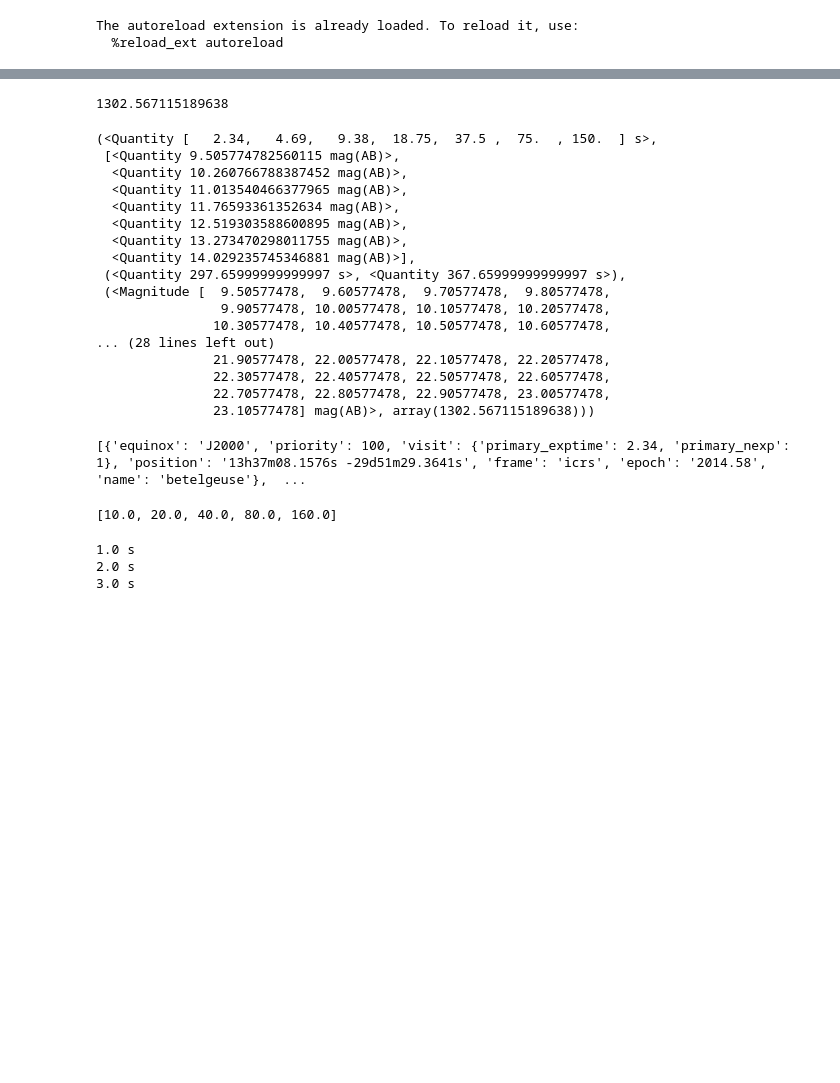
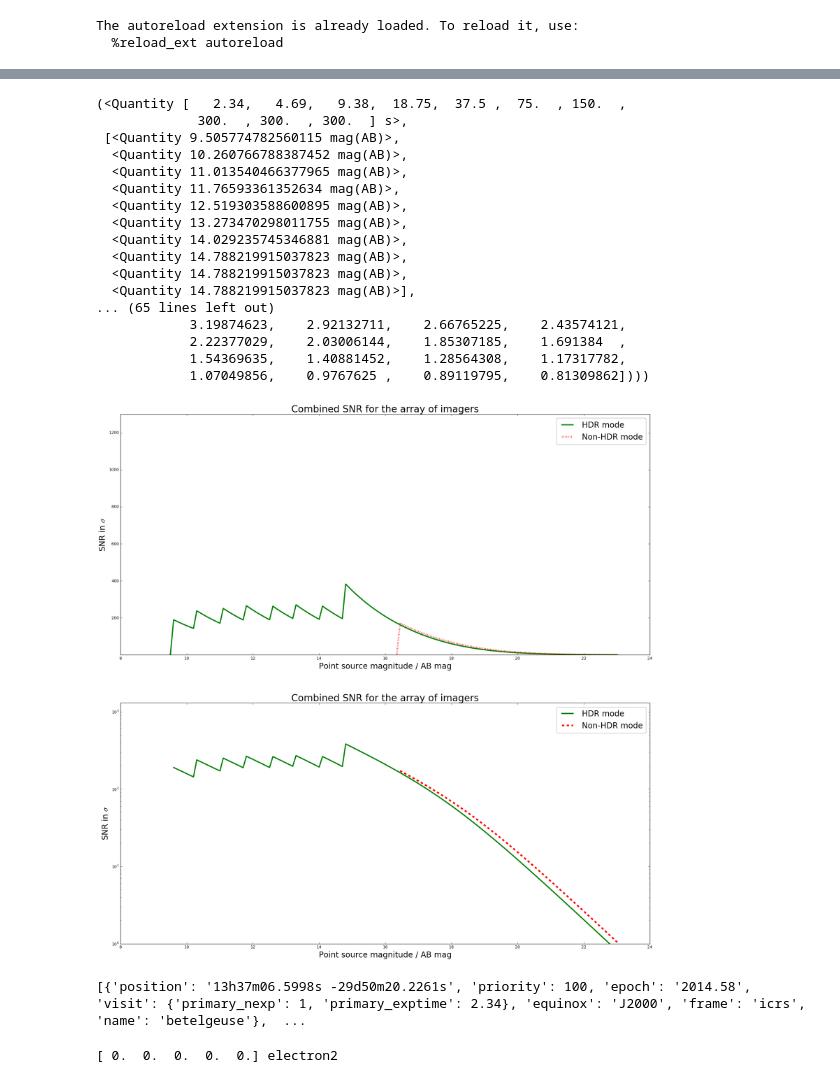
Before and after one commit to panoptes/POCS, a Jupyter notebook: examples/notebooks/HDR_mode.ipynb, the cells around one changed output, grey strips where cells are left out. Cells and saved outputs as stored; diff of their text form; code cells hidden in the pictures; blank space fills up the shorter version.

```diff
--- a/examples/notebooks/HDR_mode.ipynb
+++ b/examples/notebooks/HDR_mode.ipynb
@@ -63,25 +67,25 @@ imager_array.snr_plot(explist, name = 'canon_sbig_g', generate_plots = False)
 # %%
 #generates all the information required for an HDR mode
-imager_array.HDR_mode(minimum_magnitude=10*u.ABmag, name = 'canon_sbig_g', long_exposures=1, factor=2, maximum_exptime = 300 * u.second, generate_plots = False, maximum_magnitude = 20 * u.ABmag)
+imager_array.HDR_mode(minimum_magnitude=10*u.ABmag, name = 'canon_sbig_g', long_exposures=1, factor=2, maximum_exptime = 300 * u.second, generate_plots = True, maximum_magnitude = 21 * u.ABmag)
 # %% [output]
-1302.567115189638
+(<Quantity [   2.34,   4.69,   9.38,  18.75,  37.5 ,  75.  , 150.  ,
+             300.  , 300.  , 300.  ] s>,
+ [<Quantity 9.505774782560115 mag(AB)>,
+  <Quantity 10.260766788387452 mag(AB)>,
+  <Quantity 11.013540466377965 mag(AB)>,
+  <Quantity 11.76593361352634 mag(AB)>,
+  <Quantity 12.519303588600895 mag(AB)>,
+  <Quantity 13.273470298011755 mag(AB)>,
+  <Quantity 14.029235745346881 mag(AB)>,
+  <Quantity 14.788219915037823 mag(AB)>,
+  <Quantity 14.788219915037823 mag(AB)>,
+  <Quantity 14.788219915037823 mag(AB)>],
+... (65 lines left out)
+            3.19874623,    2.92132711,    2.66765225,    2.43574121,
+            2.22377029,    2.03006144,    1.85307185,    1.691384  ,
+            1.54369635,    1.40881452,    1.28564308,    1.17317782,
+            1.07049856,    0.9767625 ,    0.89119795,    0.81309862])))
-(<Quantity [   2.34,   4.69,   9.38,  18.75,  37.5 ,  75.  , 150.  ] s>,
- [<Quantity 9.505774782560115 mag(AB)>,
-  <Quantity 10.260766788387452 mag(AB)>,
-  <Quantity 11.013540466377965 mag(AB)>,
-  <Quantity 11.76593361352634 mag(AB)>,
-  <Quantity 12.519303588600895 mag(AB)>,
-  <Quantity 13.273470298011755 mag(AB)>,
-  <Quantity 14.029235745346881 mag(AB)>],
- (<Quantity 297.65999999999997 s>, <Quantity 367.65999999999997 s>),
- (<Magnitude [  9.50577478,  9.60577478,  9.70577478,  9.80577478,
-                9.90577478, 10.00577478, 10.10577478, 10.20577478,
-               10.30577478, 10.40577478, 10.50577478, 10.60577478,
-... (28 lines left out)
-               21.90577478, 22.00577478, 22.10577478, 22.20577478,
-               22.30577478, 22.40577478, 22.50577478, 22.60577478,
-               22.70577478, 22.80577478, 22.90577478, 23.00577478,
-               23.10577478] mag(AB)>, array(1302.567115189638)))
+[figure, added]
 # %%
 #generates a list of dictionaries with each dictionary containing a different target position
 from astropy.coordinates import SkyCoord
@@ -89,15 +93,7 @@ ra='13 37 00'
 dec='-29 51 56.74'
 ra_dec1=SkyCoord('%s %s'%(ra, dec), unit=(u.hourangle,u.deg), equinox='J2000', obstime='2014.58')
 offset=0.5*u.deg
-target_list = hdr.HDR_target_list(ra_dec1, 'betelgeuse', 10*u.ABmag, 'canon_sbig_g', 1, maximum_magnitude=22*u.ABmag)
+target_list = hdr.HDR_target_list(ra_dec1, 'betelgeuse', 10*u.ABmag, 'canon_sbig_g', 1, maximum_magnitude=21*u.ABmag)
 print (target_list)
 # %% [output]
-[{'equinox': 'J2000', 'priority': 100, 'visit': {'primary_exptime': 2.34, 'primary_nexp': 1}, 'position': '13h37m08.1576s -29d51m29.3641s', 'frame': 'icrs', 'epoch': '2014.58', 'name': 'betelgeuse'},  ...
+[{'position': '13h37m06.5998s -29d50m20.2261s', 'priority': 100, 'epoch': '2014.58', 'visit': {'primary_nexp': 1, 'primary_exptime': 2.34}, 'equinox': 'J2000', 'frame': 'icrs', 'name': 'betelgeuse'},  ...
-# %%
-from astropy import units as u
-shortest_exposure = 10 * u.second
-factor = 2
-exp_list = [shortest_exposure.to(u.second).value * factor**i for i in range(0, 5)]
-print (exp_list)
-# %% [output]
-[10.0, 20.0, 40.0, 80.0, 160.0]
@@ -106,7 +100,7 @@ eplist = [1, 2, 3] * u.second
-# %%
-for exptime in eplist:
-    print (exptime)
-# %% [output]
-1.0 s
-2.0 s
-3.0 s
+# %%
+import numpy as np
+a = np.zeros(5)
+a = a * u.electron
+print (a ** 2)
+# %% [output]
+[ 0.  0.  0.  0.  0.] electron2
```
Also changed, not shown: parts of 5 cells of this notebook, 3 other files.
